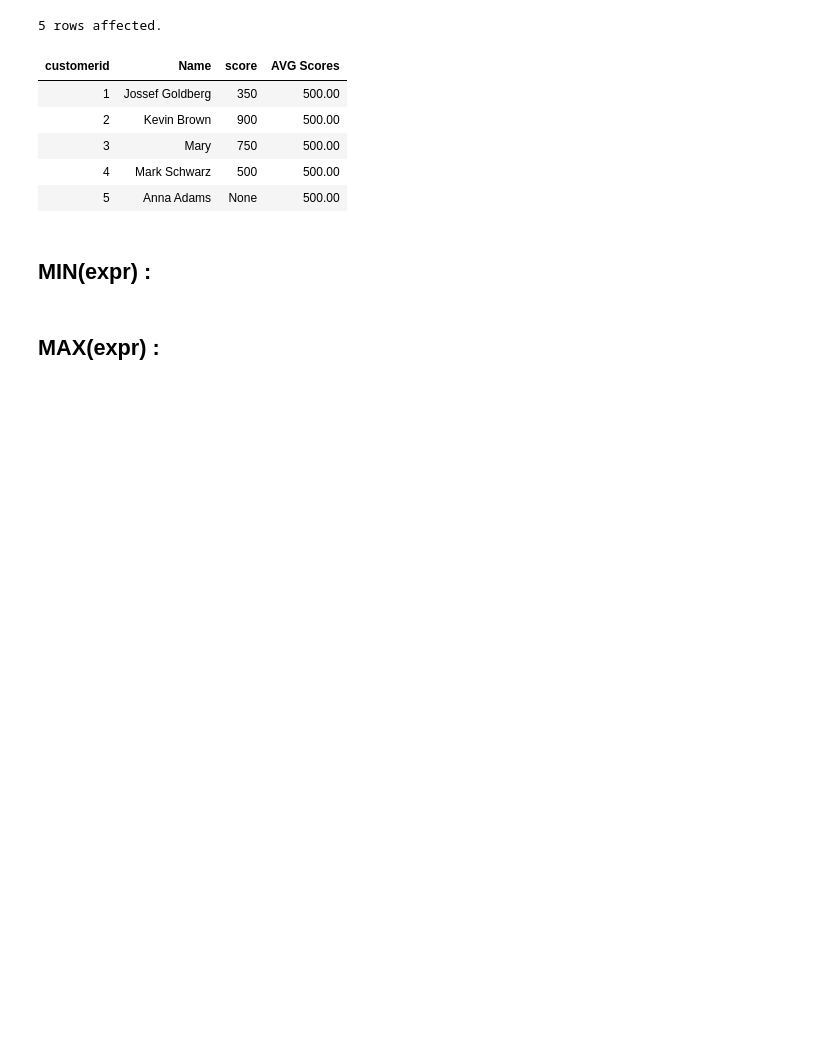
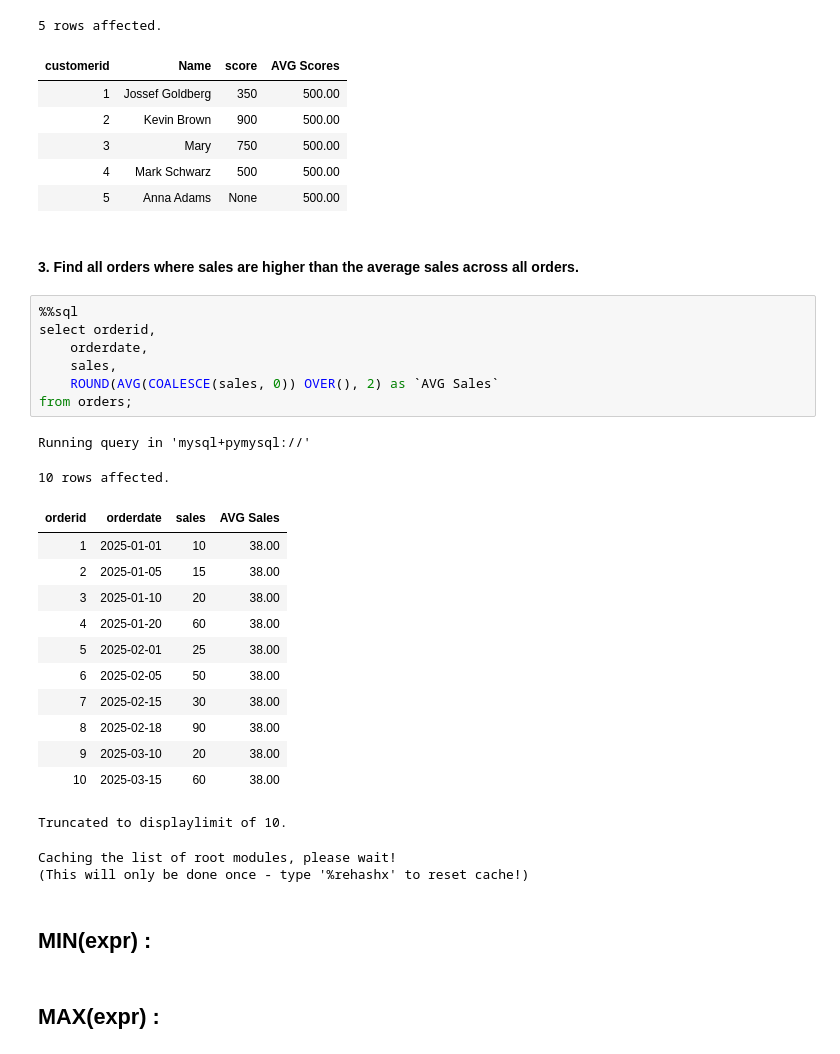
Before and after one commit to the-naman/Learn, a Jupyter notebook: SQL/SQL by Barra/My Notes/07. I - Aggregation and Analytical Functions.ipynb, the cells around one changed output. Cells and saved outputs as stored; diff of their text form; blank space fills up the shorter version.

```diff
--- a/SQL/SQL by Barra/My Notes/07. I - Aggregation and Analytical Functions.ipynb
+++ b/SQL/SQL by Barra/My Notes/07. I - Aggregation and Analytical Functions.ipynb
@@ -814,6 +814,32 @@ Running query in 'mysql+pymysql://'
 | 3 | Mary | 750 | 500.00 |
 | 4 | Mark Schwarz | 500 | 500.00 |
 | 5 | Anna Adams | None | 500.00 |
+# %% [markdown]
+#### 3. Find all orders where sales are higher than the average sales across all orders.
+# %%
+%%sql
+select orderid,
+    orderdate,
+    sales,
+    ROUND(AVG(COALESCE(sales, 0)) OVER(), 2) as `AVG Sales`
+from orders;
+# %% [output]
+Running query in 'mysql+pymysql://'
+10 rows affected.
+| orderid | orderdate | sales | AVG Sales |
+| 1 | 2025-01-01 | 10 | 38.00 |
+| 2 | 2025-01-05 | 15 | 38.00 |
+| 3 | 2025-01-10 | 20 | 38.00 |
+| 4 | 2025-01-20 | 60 | 38.00 |
+| 5 | 2025-02-01 | 25 | 38.00 |
+| 6 | 2025-02-05 | 50 | 38.00 |
+| 7 | 2025-02-15 | 30 | 38.00 |
+| 8 | 2025-02-18 | 90 | 38.00 |
+| 9 | 2025-03-10 | 20 | 38.00 |
+| 10 | 2025-03-15 | 60 | 38.00 |
+Truncated to displaylimit of 10.
+Caching the list of root modules, please wait!
+(This will only be done once - type '%rehashx' to reset cache!)
 # %% [markdown]
 ## MIN(expr) :
 # %% [markdown]
```
